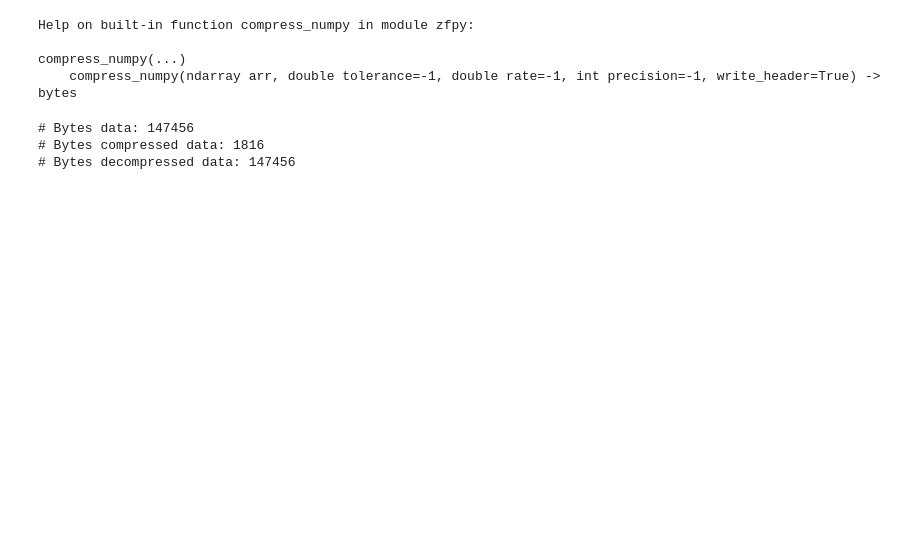
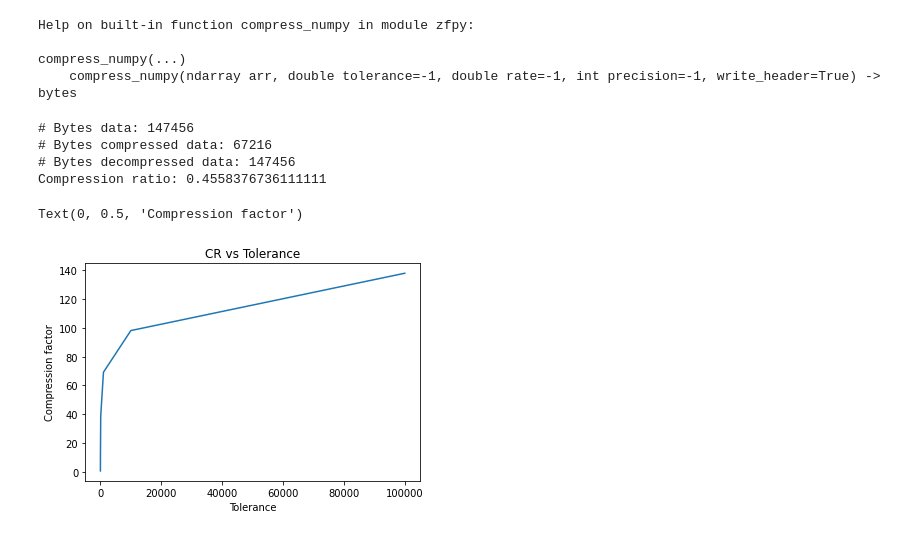
Before and after one commit to SilkeDH/lossy-ml, a Jupyter notebook: notebooks/ZFP_FPZIP_Usage.ipynb, the cells around one changed output. Cells and saved outputs as stored; diff of their text form; code cells hidden in the pictures; blank space fills up the shorter version.

```diff
--- a/notebooks/ZFP_FPZIP_Usage.ipynb
+++ b/notebooks/ZFP_FPZIP_Usage.ipynb
@@ -100,13 +117,34 @@ Help on built-in function compress_numpy in module zfpy:
 compress_numpy(...)
     compress_numpy(ndarray arr, double tolerance=-1, double rate=-1, int precision=-1, write_header=True) -> bytes
 # %%
-compressed_data = zfpy.compress_numpy(test_data, precision=8)
+compressed_data = zfpy.compress_numpy(test_data,tolerance=0.9)
 decompressed_array = zfpy.decompress_numpy(compressed_data)
+#np.testing.assert_allclose(test_data, decompressed_array, atol=0.003)
 # %%
 print("# Bytes data:", test_data.nbytes)
 print("# Bytes compressed data:", len(compressed_data))
 print("# Bytes decompressed data:", decompressed_array.nbytes)
+print("Compression ratio:", len(compressed_data)  / test_data.nbytes)
 # %% [output]
 # Bytes data: 147456
-# Bytes compressed data: 1816
+# Bytes compressed data: 67216
 # Bytes decompressed data: 147456
+Compression ratio: 0.4558376736111111
+# %%
+compression_r = []
+val = [0, 0.01, 0.1,1,10,100,1000,10000, 100000, 100000]
+error = []
+for i in val:
+    compressed_data = zfpy.compress_numpy(test_data,tolerance=i)
+    compression_r.append(test_data.nbytes/ len(compressed_data) ) #before/after = compression factor
+    decompressed_array = zfpy.decompress_numpy(compressed_data)
+    error.append(np.abs(test_data.flatten()- decompressed_array.flatten()).max())
+# %%
+import matplotlib.pyplot as plt
+plt.plot(val, compression_r)
+plt.title('CR vs Tolerance')
+plt.xlabel('Tolerance')
+plt.ylabel('Compression factor')
+# %% [output]
+Text(0, 0.5, 'Compression factor')
+[figure, added]
```
Also changed, not shown: parts of 10 cells of this notebook, 8 other files.
